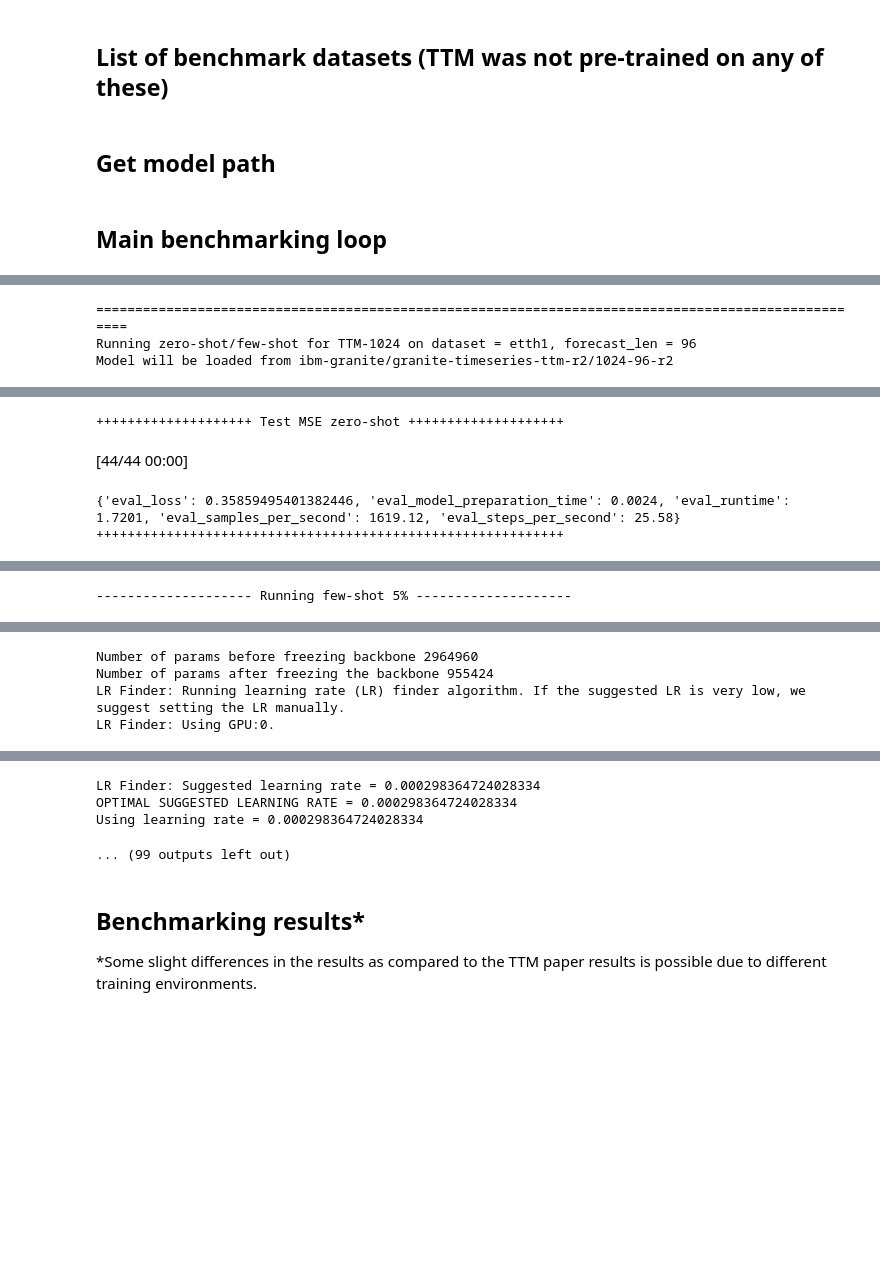
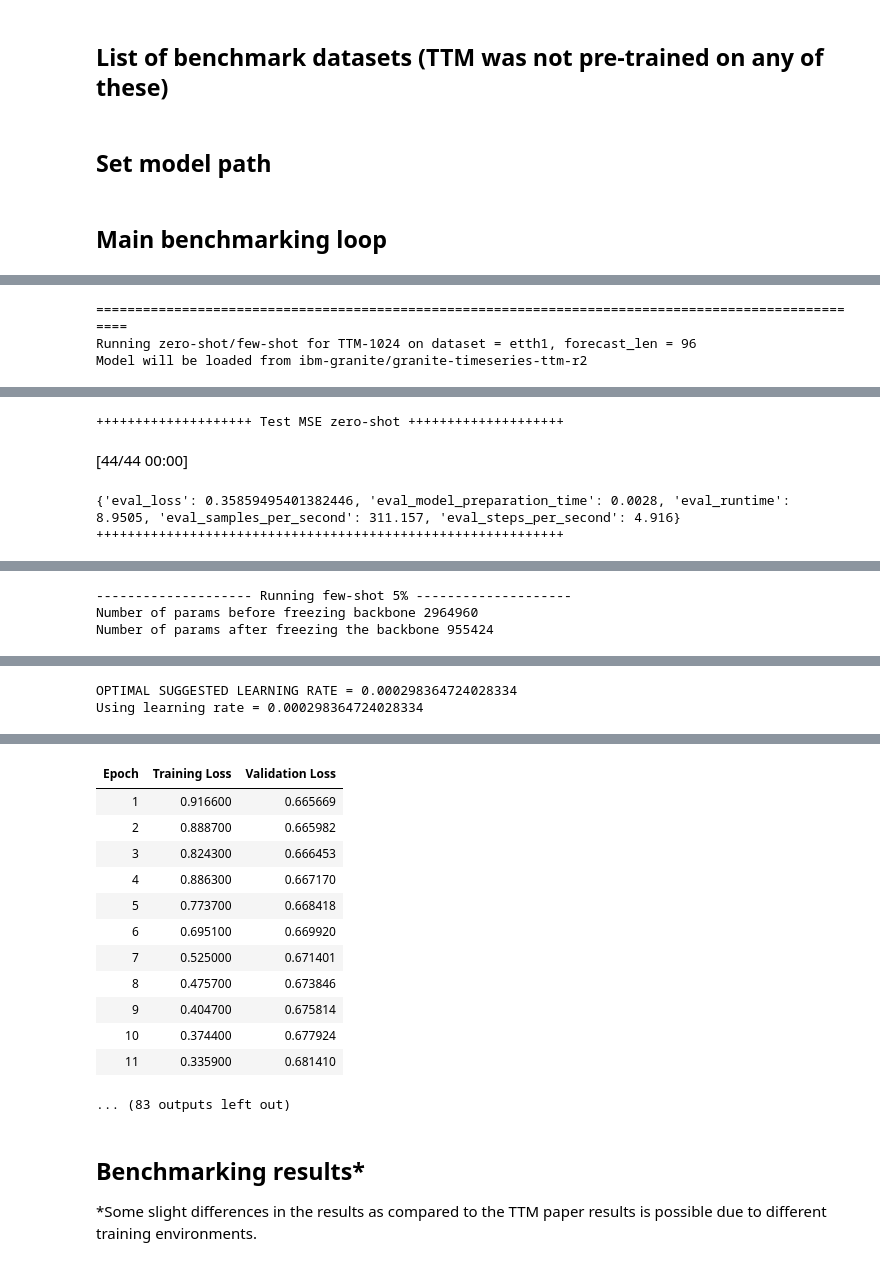
Before and after one commit to ibm-granite/granite-tsfm, a Jupyter notebook: notebooks/hfdemo/tinytimemixer/full_benchmarking/sample_notebooks/ttm-r2_benchmarking_1024_96.ipynb, the cells around one changed output, grey strips where cells are left out. Saved outputs shown, nothing was run; the diff lists cells and outputs as text; code cells hidden in the pictures; blank space fills up the shorter version.

```diff
--- a/notebooks/hfdemo/tinytimemixer/full_benchmarking/sample_notebooks/ttm-r2_benchmarking_1024_96.ipynb
+++ b/notebooks/hfdemo/tinytimemixer/full_benchmarking/sample_notebooks/ttm-r2_benchmarking_1024_96.ipynb
@@ -76,4 +72,4 @@ list_datasets = [
     "traffic",
 ]
 # %% [markdown]
-## Get model path
+## Set model path
@@ -100,7 +94,7 @@ for DATASET in list_datasets:
     print(
         f"Running zero-shot/few-shot for TTM-{context_length} on dataset = {DATASET}, forecast_len = {forecast_length}"
     )
-    print(f"Model will be loaded from {hf_model_path}/{hf_model_branch}")
+    print(f"Model will be loaded from {hf_model_path}")
     SUBDIR = f"{OUT_DIR}/{DATASET}"
 
     # Set batch size
@@ -118,7 +112,7 @@ for DATASET in list_datasets:
     ##### Use the pretrained model in zero-shot forecasting #####
     #############################################################
     # Load model
-    zeroshot_model = TinyTimeMixerForPrediction.from_pretrained(hf_model_path, revision=hf_model_branch)
+    zeroshot_model = get_model(hf_model_path, context_length=context_length, prediction_length=forecast_length)
 
     # zeroshot_trainer
     zeroshot_trainer = Trainer(
@@ -171,13 +165,14 @@ for DATASET in list_datasets:
         )
 
         # change head dropout to 0.7 for ett datasets
+        # change head dropout to 0.7 for ett datasets
         if "ett" in DATASET:
-            finetune_forecast_model = TinyTimeMixerForPrediction.from_pretrained(
-                hf_model_path, revision=hf_model_branch, head_dropout=0.7
+            finetune_forecast_model = get_model(
+                hf_model_path, context_length=context_length, prediction_length=forecast_length, head_dropout=0.7
             )
         else:
-            finetune_forecast_model = TinyTimeMixerForPrediction.from_pretrained(
-                hf_model_path, revision=hf_model_branch
+            finetune_forecast_model = get_model(
+                hf_model_path, context_length=context_length, prediction_length=forecast_length
             )
 
         if freeze_backbone:
@@ -292,3 +286,3 @@ INFO:p-3048561:t-22509185540864:data_handling.py:load_dataset:Data lengths: trai
 ====================================================================================================
 Running zero-shot/few-shot for TTM-1024 on dataset = etth1, forecast_len = 96
-Model will be loaded from ibm-granite/granite-timeseries-ttm-r2/1024-96-r2
+Model will be loaded from ibm-granite/granite-timeseries-ttm-r2
@@ -297,4 +290,4 @@ INFO:p-3048561:t-22509185540864:base.py:add_job:Adding job tentatively -- it wil
 ++++++++++++++++++++ Test MSE zero-shot ++++++++++++++++++++
 [44/44 00:00]
-{'eval_loss': 0.35859495401382446, 'eval_model_preparation_time': 0.0024, 'eval_runtime': 1.7201, 'eval_samples_per_second': 1619.12, 'eval_steps_per_second': 25.58}
+{'eval_loss': 0.35859495401382446, 'eval_model_preparation_time': 0.0028, 'eval_runtime': 8.9505, 'eval_samples_per_second': 311.157, 'eval_steps_per_second': 4.916}
 ++++++++++++++++++++++++++++++++++++++++++++++++++++++++++++
@@ -302 +295,3 @@ INFO:p-3048561:t-22509185540864:data_handling.py:load_dataset:Dataset name: etth
 -------------------- Running few-shot 5% --------------------
+Number of params before freezing backbone 2964960
+Number of params after freezing the backbone 955424
@@ -304,4 +299,2 @@ INFO:p-3048561:t-22509185540864:data_handling.py:load_dataset:Data lengths: trai
-Number of params before freezing backbone 2964960
-Number of params after freezing the backbone 955424
-LR Finder: Running learning rate (LR) finder algorithm. If the suggested LR is very low, we suggest setting the LR manually.
-LR Finder: Using GPU:0.
+OPTIMAL SUGGESTED LEARNING RATE = 0.000298364724028334
+Using learning rate = 0.000298364724028334
@@ -310,7 +302,16 @@ INFO:p-3048561:t-22509185540864:base.py:add_job:Adding job tentatively -- it wil
+| Epoch | Training Loss | Validation Loss |
+| 1 | 0.916600 | 0.665669 |
+| 2 | 0.888700 | 0.665982 |
+| 3 | 0.824300 | 0.666453 |
+| 4 | 0.886300 | 0.667170 |
+| 5 | 0.773700 | 0.668418 |
+| 6 | 0.695100 | 0.669920 |
+| 7 | 0.525000 | 0.671401 |
+| 8 | 0.475700 | 0.673846 |
+| 9 | 0.404700 | 0.675814 |
+| 10 | 0.374400 | 0.677924 |
+| 11 | 0.335900 | 0.681410 |
-LR Finder: Suggested learning rate = 0.000298364724028334
-OPTIMAL SUGGESTED LEARNING RATE = 0.000298364724028334
-Using learning rate = 0.000298364724028334
+... (83 outputs left out)
-... (99 outputs left out)
 # %% [markdown]
 ## Benchmarking results*
 
```
Also changed, not shown: parts of 6 cells of this notebook, 3 other files.
